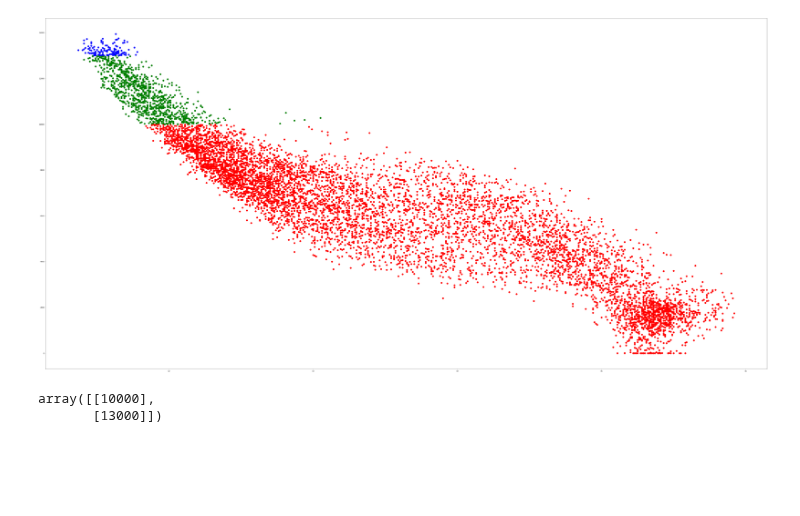
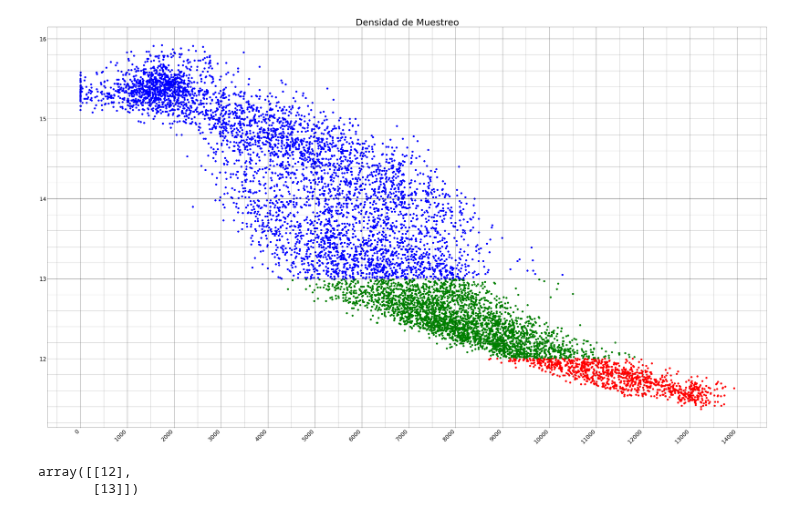
Before and after one commit to JuanCappelletti/Consteel_H06, a Jupyter notebook: ensayo.ipynb, the cells around one changed output. Cells and saved outputs as stored; diff of their text form; code cells hidden in the pictures; blank space fills up the shorter version.

```diff
--- a/ensayo.ipynb
+++ b/ensayo.ipynb
@@ -47,32 +47,62 @@ TABLA1(dfD)
 # %%
 #@title Densidad de muestreo
 df1=df.copy()
-InstrumentoParametro = 'FQI161' #@param {type:"raw"}
-x = 'PIR161' #@param {type:"raw"}
-y = 'FQI161' #@param {type:"raw"}
+InstrumentoParametro = 'PIR161' #@param {type:"raw"}
+x = 'FQI161' #@param {type:"raw"}
+y = 'PIR161' #@param {type:"raw"}
 
-Intervalos = "10000;13000" #@param {type:"string"}
+Intervalos = "12;13" #@param {type:"string"}
 
 Rangos=np.array(np.mat(Intervalos))
 
-fig1, ax = plt.subplots(1, figsize=(80,40))
+fig1, ax = plt.subplots(1, figsize=(70,40))
 
 dfa = df1.loc[df1.loc[:,InstrumentoParametro] <= Rangos[0][0]]
 
 dfa1= df1.loc[df1.loc[:,InstrumentoParametro] < Rangos[1][0]]
 dfa1a= dfa1.loc[dfa1.loc[:,InstrumentoParametro] > Rangos[0][0]]
 
 dfa2= df1.loc[df1.loc[:,InstrumentoParametro] >= Rangos[1][0]]
 
 ax.scatter(dfa[x],dfa[y],color='red',s=100)
 ax.scatter(dfa1a[x],dfa1a[y],color='green',s=100)
 ax.scatter(dfa2[x],dfa2[y],color='blue',s=100)
+
+labels = ax.get_xticklabels()
+labels1= ax.get_yticklabels()
+
+plt.setp(labels, rotation=45,fontsize=30, horizontalalignment='right')
+plt.setp(labels1,fontsize=30, horizontalalignment='right')
+
+ax.xaxis.set_major_locator(MultipleLocator(1000),)
+ax.xaxis.set_minor_locator(MultipleLocator(500),)
+ax.axes.grid(True, which='minor',color='grey',axis='both')
+ax.axes.grid(True, which='major',color='black',axis='both')
+
+
+
+ax.yaxis.set_minor_locator(MultipleLocator(0.2),)
+
+
+
+
+
+
+
+
+
+
+ax.set_title('Densidad de Muestreo',fontsize=50)
+
+
+#fig1.tight_layout()
+
 plt.show()
 Rangos
 # %% [output]
-[figure, old version]
+[figure, new version]
-array([[10000],
-       [13000]])
+array([[12],
+       [13]])
 # %%
 #@title TREND DE PRESIÓN Y CAUDAL DEL DATASET
 #Data_set = df #@param {type:"raw"}
```
